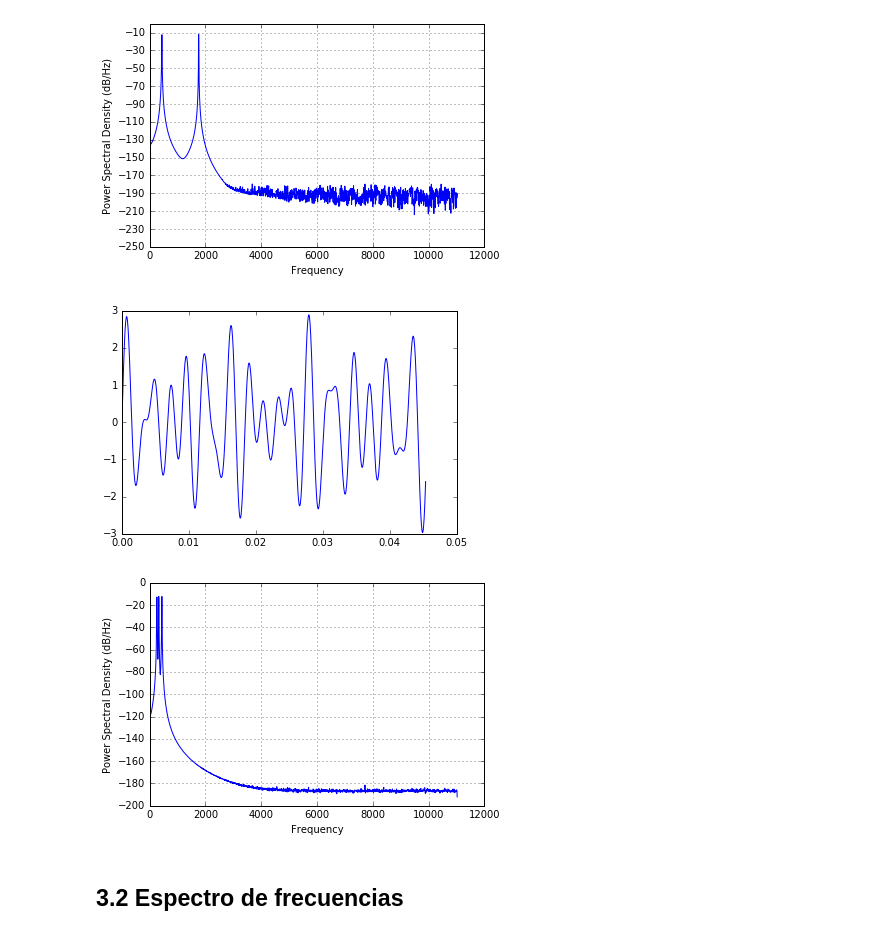
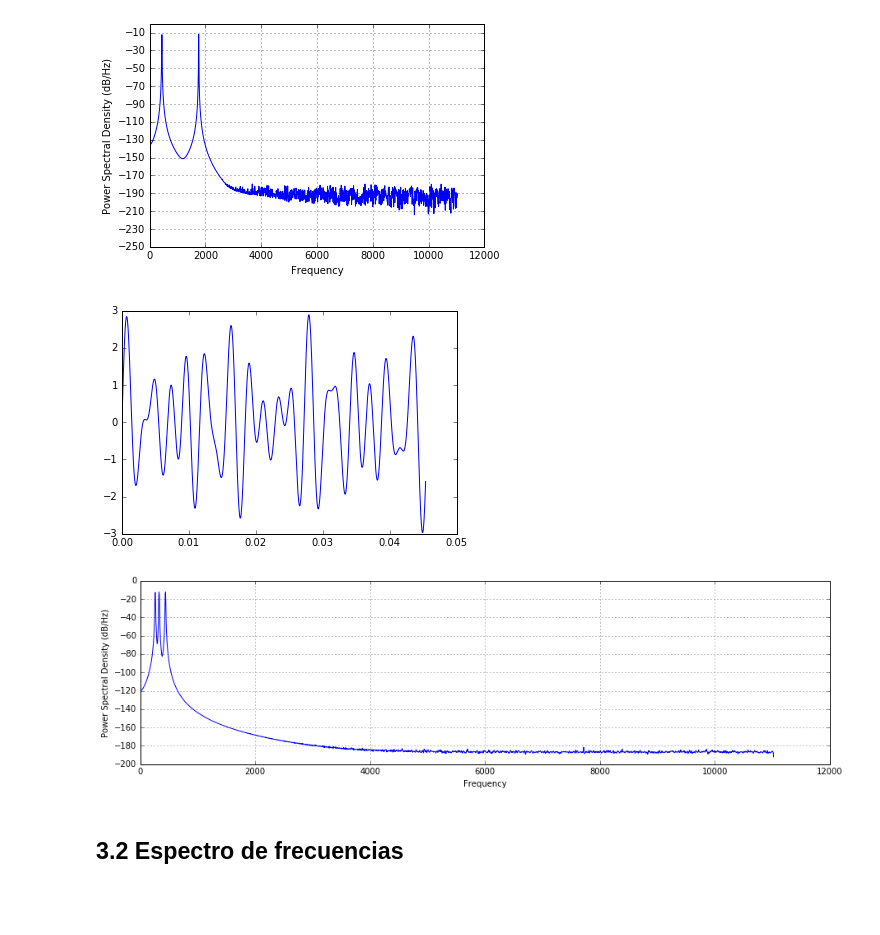
Before and after one commit to Poswer96/filtra_23-i, a Jupyter notebook: src/1. Contextualización/3. Espectro de frecuencias de una señal.ipynb, the cells around one changed output. Drawn from its saved outputs; the diff is of its cells as text; code cells hidden in the pictures; blank space fills up the shorter version.

```diff
--- a/src/1. Contextualización/3. Espectro de frecuencias de una señal.ipynb
+++ b/src/1. Contextualización/3. Espectro de frecuencias de una señal.ipynb
@@ -85,15 +85,15 @@ p.terminate()
 # %%
 k = 1000.
 t = np.linspace(0,k/sr,int(k) )
 plt.plot(t,music[:int(k)])
 plt.show()
 
-
+plt.figure(figsize=(15,4))
 trash = plt.psd(music,Fs=sr,NFFT=2**12)
 trash = plt.show()
 # %% [output]
 [figure]
-[figure, old version]
+[figure, new version]
 # %% [markdown]
 ## 3.2 Espectro de frecuencias
 # %% [markdown]
```
Also changed, not shown: parts of 2 cells of this notebook, 7 other files.
